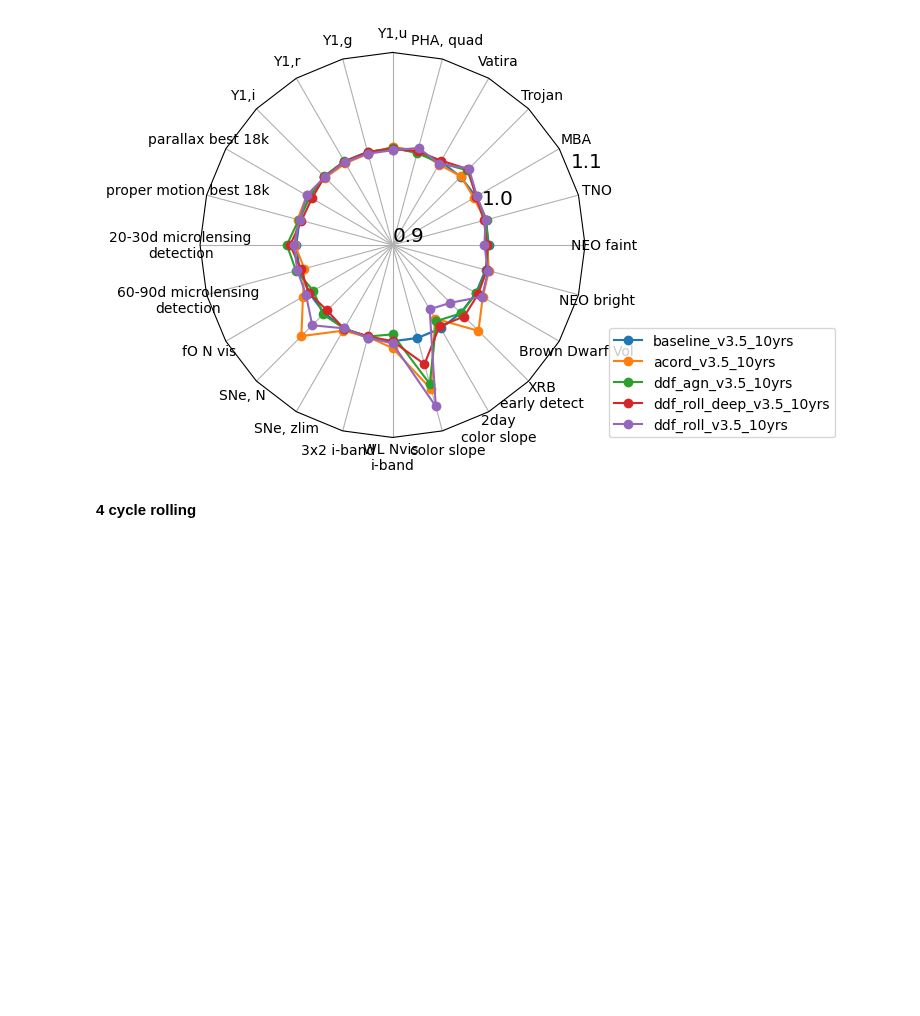
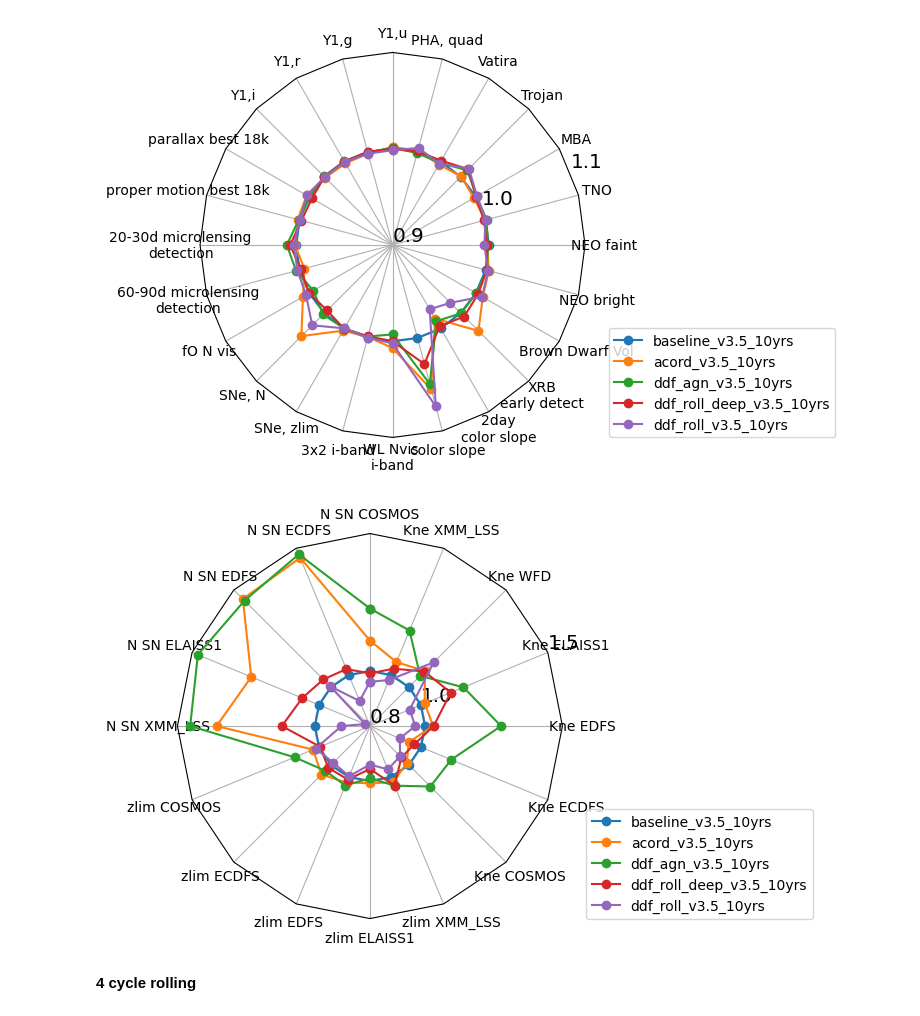
Before and after one commit to lsst-sims/sims_featureScheduler_runs3.5, a Jupyter notebook: maf/quick_look.ipynb, the cells around one changed output. Drawn from its saved outputs; the diff is of its cells as text; code cells hidden in the pictures; blank space fills up the shorter version.

```diff
--- a/maf/quick_look.ipynb
+++ b/maf/quick_look.ipynb
@@ -232,6 +232,13 @@ ndata = norm_df(data, runs, cols=data.columns.values.tolist(),
 fig, ax = radar(ndata, legend=True, rgrids=[0.9, 1.0, 1.1], bbox_to_anchor=(1.65, 0))
 # %% [output]
 [figure]
+# %%
+runs = ['baseline_v3.5_10yrs']  + [run for run in data.index if 'ddf' in run or 'acord' in run]
+ndata = norm_df(ddf_data, runs, cols=ddf_data.columns.values.tolist(),
+                norm_run='baseline_v3.5_10yrs')
+fig, ax = radar(ndata, legend=True, rgrids=[0.8, 1.0, 1.5], bbox_to_anchor=(1.65, 0))
+# %% [output]
+[figure, added]
 # %% [markdown]
 **4 cycle rolling**
 # %%
```
Also changed, not shown: parts of 1 cell of this notebook.
